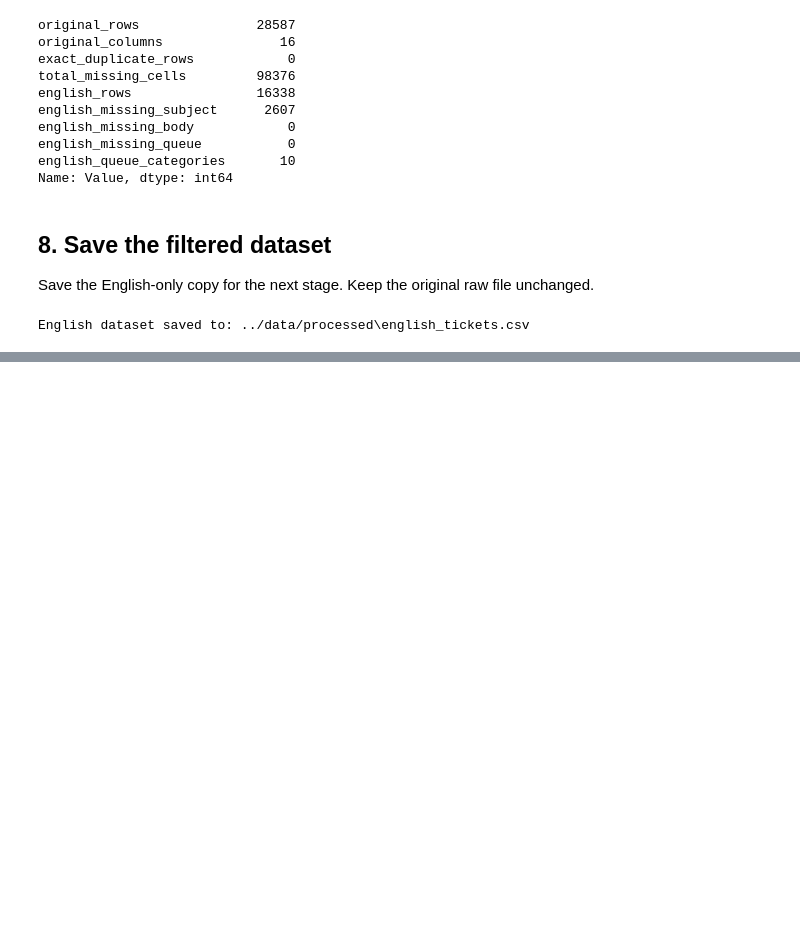
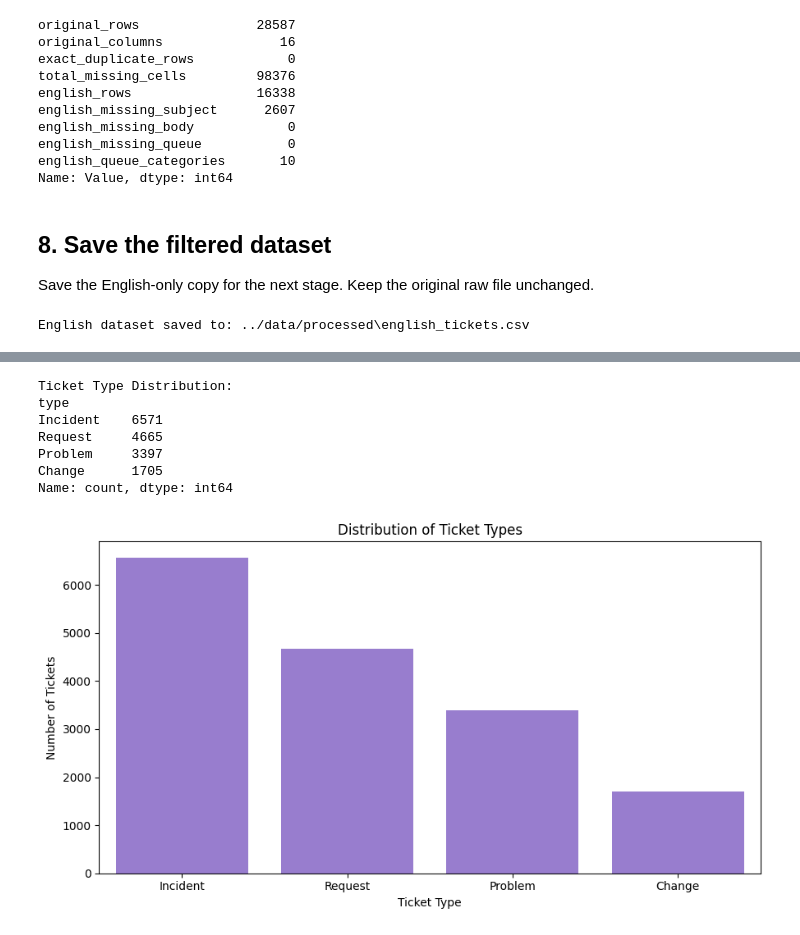
Before and after one commit to Raneem04H/Arti-303-Project-, a Jupyter notebook: notebooks/customer_support_analysis.ipynb, the cells around one changed output, grey strips where cells are left out. Cells and saved outputs as stored; diff of their text form; code cells hidden in the pictures; blank space fills up the shorter version.

```diff
--- a/notebooks/customer_support_analysis.ipynb
+++ b/notebooks/customer_support_analysis.ipynb
@@ -296,0 +351,32 @@ English dataset saved to: ../data/processed\english_tickets.csv
+# %%
+
+# Visualization 2: Ticket Type Distribution
+
+type_counts = df_eda["type"].value_counts()
+
+print("Ticket Type Distribution:")
+print(type_counts)
+
+plt.figure(figsize=(9, 5))
+
+sns.barplot(
+    x=type_counts.index,
+    y=type_counts.values,
+    color="mediumpurple"
+)
+
+plt.title("Distribution of Ticket Types")
+plt.xlabel("Ticket Type")
+plt.ylabel("Number of Tickets")
+
+plt.tight_layout()
+plt.show()
+# %% [output]
+Ticket Type Distribution:
+type
+Incident    6571
+Request     4665
+Problem     3397
+Change      1705
+Name: count, dtype: int64
+[figure, added]
```
Also changed, not shown: parts of 9 cells of this notebook, 8 other files.
